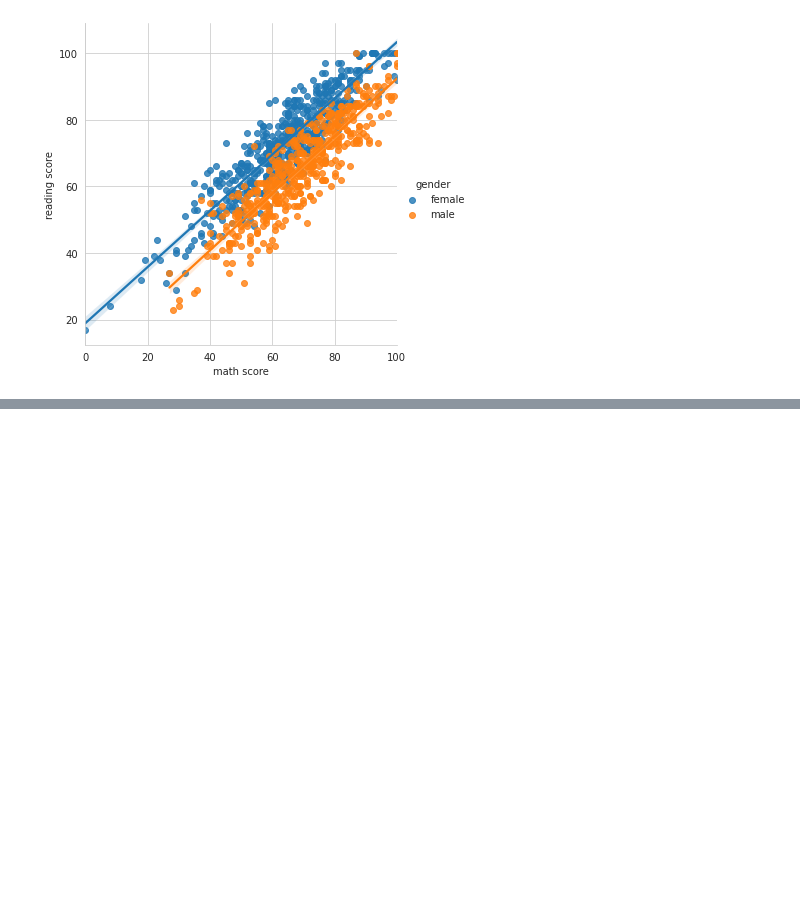
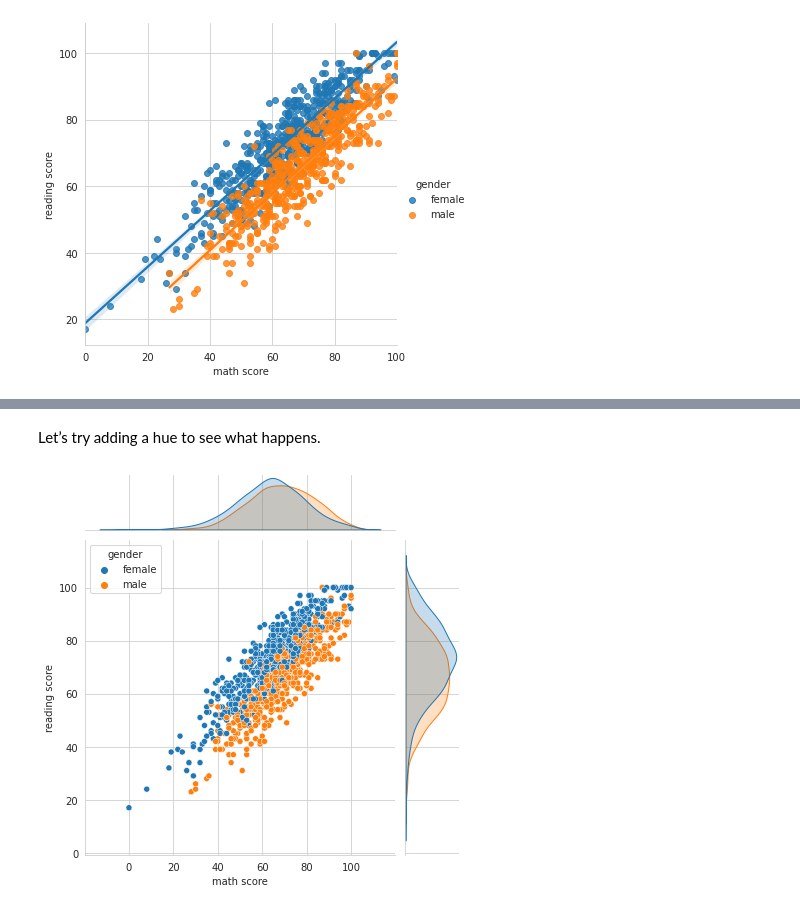
Before and after one commit to Nitroson/My-Seaborn-tutorial, a Jupyter notebook: Seaborn.ipynb, the cells around one changed output, grey strips where cells are left out. Drawn from its saved outputs; the diff is of its cells as text; code cells hidden in the pictures; blank space fills up the shorter version.

```diff
--- a/Seaborn.ipynb
+++ b/Seaborn.ipynb
@@ -151,0 +175,11 @@ plt.show()
+# %% [markdown]
+Let’s try adding a hue to see what happens.
+# %%
+sns.jointplot(x = 'math score',
+              y = 'reading score',
+              hue = 'gender',
+              data = student
+)
+plt.show()
+# %% [output]
+[figure, added]
```
Also changed, not shown: parts of 17 cells of this notebook.
